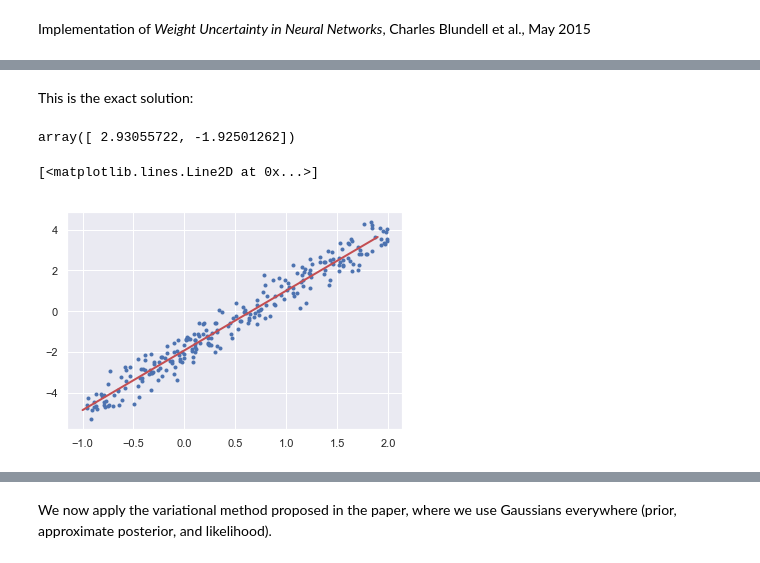
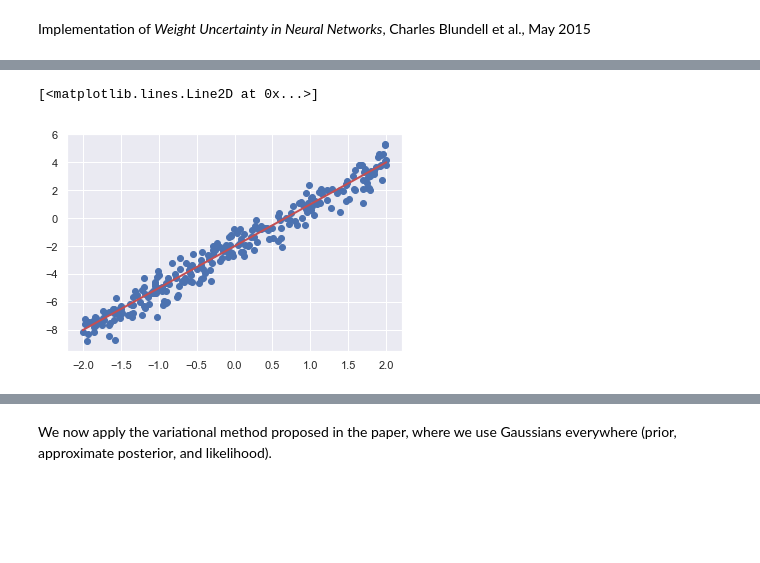
Before and after one commit to e-dorigatti/gaussian_processes, a Jupyter notebook: bayes_by_backprop.ipynb, the cells around one changed output, grey strips where cells are left out. Drawn from its saved outputs; the diff is of its cells as text; code cells hidden in the pictures; blank space fills up the shorter version.

```diff
--- a/bayes_by_backprop.ipynb
+++ b/bayes_by_backprop.ipynb
@@ -22,16 +24,6 @@ plt.scatter(X[:, 0], y)
-# %% [markdown]
-This is the exact solution:
-# %%
-w_exact = np.linalg.inv(X.T.dot(X) + 0.1 * np.eye(X.shape[1])).dot(X.T).dot(y)
-w_exact
-# %% [output]
-array([ 2.93055722, -1.92501262])
-# %%
-xt = np.arange(-1, 2, 0.1)
-yt = xt * w_exact[0] + w_exact[1]
-
-plt.plot(X[:, 0], y, '.')
-plt.plot(xt, yt, 'r', linewidth=2)
-# %% [output]
-[<matplotlib.lines.Line2D at 0x...>]
-[figure, removed]
+# %%
+plt.scatter(X[:, 0], y)
+plt.plot([-2, 2], [-2 * 3 - 2, 2 * 3 - 2], 'r', linewidth=2)
+# %% [output]
+[<matplotlib.lines.Line2D at 0x...>]
+[figure, added]
```
Also changed, not shown: parts of 38 cells of this notebook.
